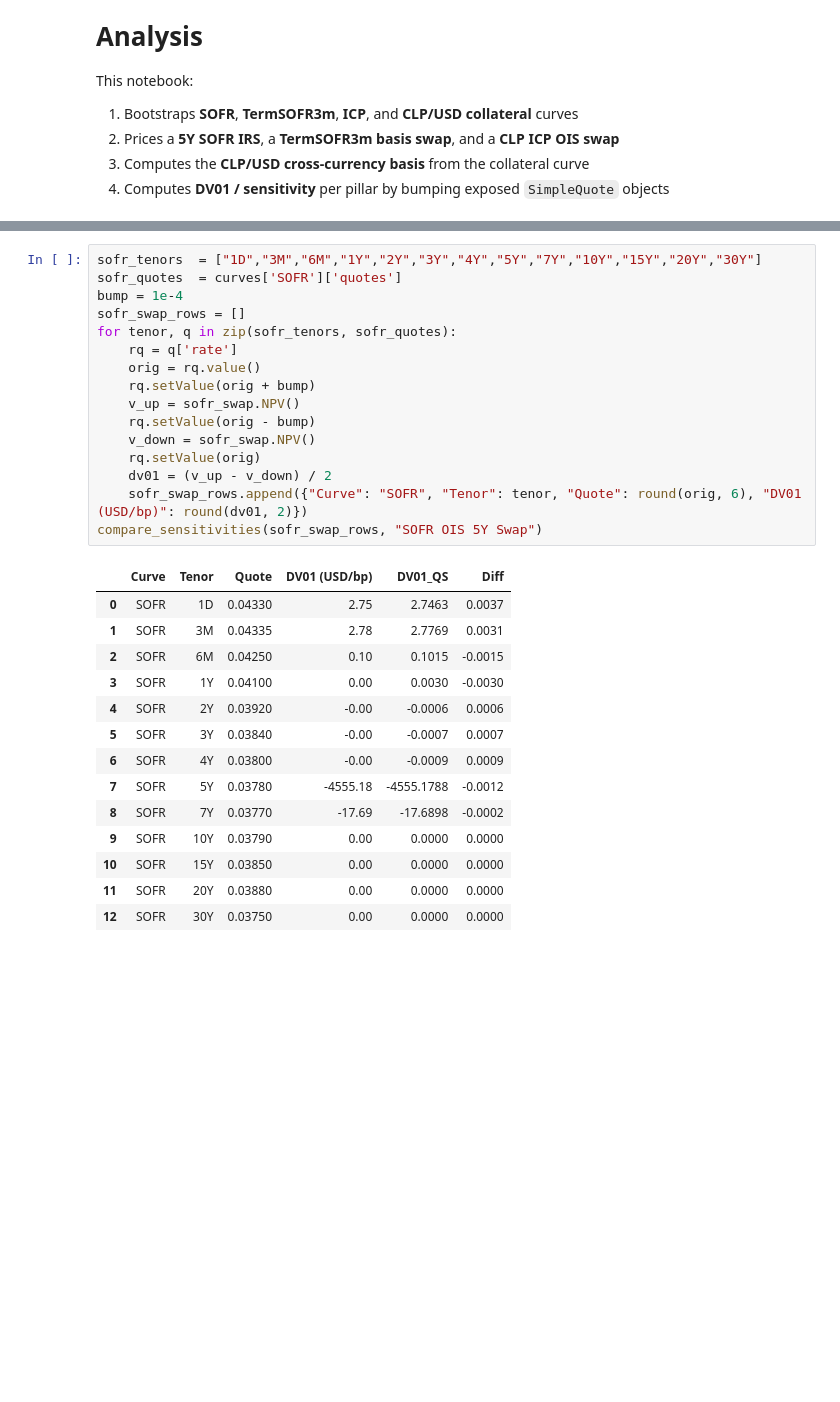
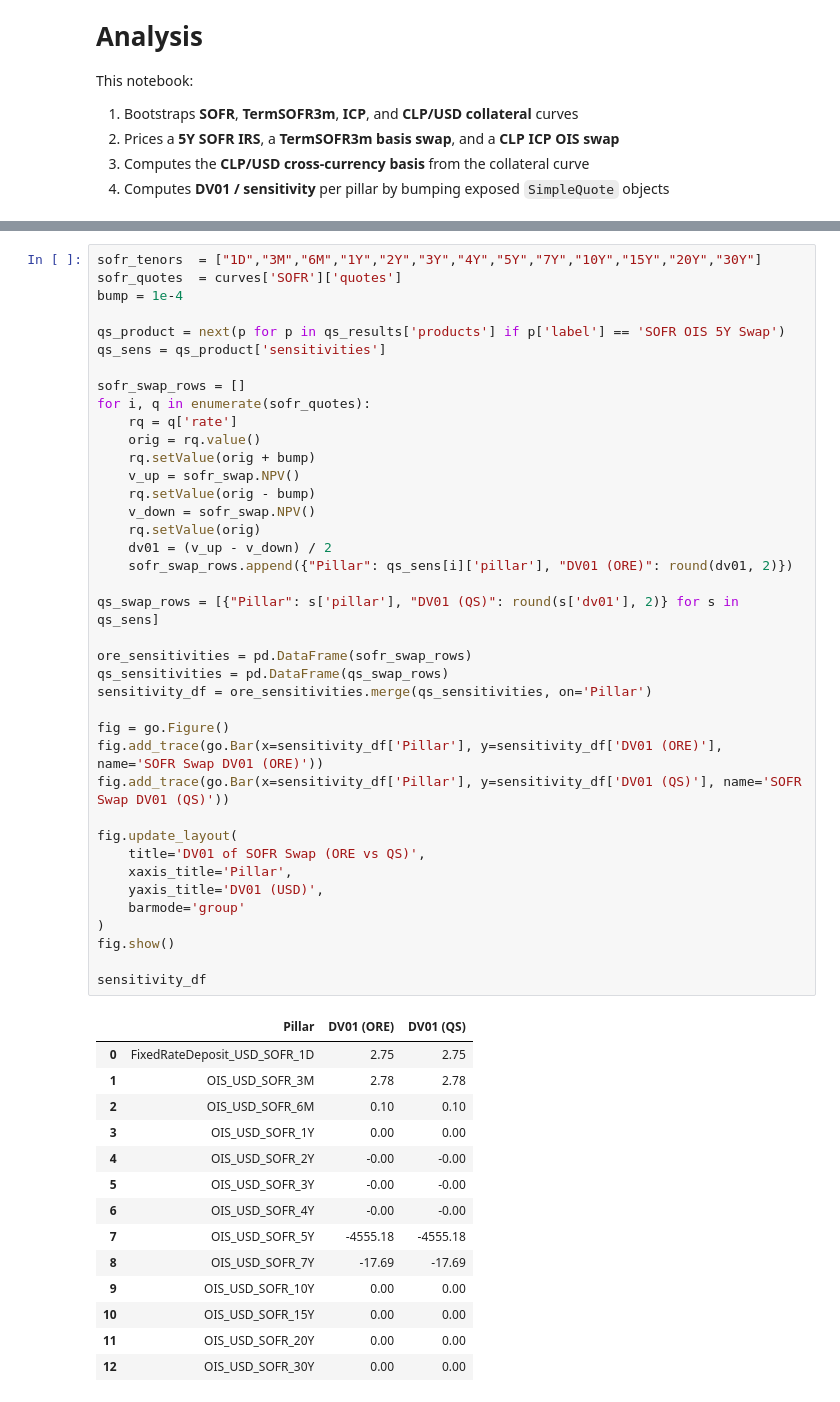
Before and after one commit to jmelo11/quantsupport, a Jupyter notebook: examples/sensitivity/bechmark/sensitivity.ipynb, the cells around one changed output, grey strips where cells are left out. Cells and saved outputs as stored; diff of their text form; blank space fills up the shorter version.

```diff
--- a/examples/sensitivity/bechmark/sensitivity.ipynb
+++ b/examples/sensitivity/bechmark/sensitivity.ipynb
@@ -201,31 +108,54 @@ SOFR OIS 5Y  |  NPV = 342.59551083738916 USD  |  Fair Rate = 3.779250%
 # %%
 sofr_tenors  = ["1D","3M","6M","1Y","2Y","3Y","4Y","5Y","7Y","10Y","15Y","20Y","30Y"]
 sofr_quotes  = curves['SOFR']['quotes']
 bump = 1e-4
+
+qs_product = next(p for p in qs_results['products'] if p['label'] == 'SOFR OIS 5Y Swap')
+qs_sens = qs_product['sensitivities']
+
 sofr_swap_rows = []
-for tenor, q in zip(sofr_tenors, sofr_quotes):
+for i, q in enumerate(sofr_quotes):
     rq = q['rate']
     orig = rq.value()
     rq.setValue(orig + bump)
     v_up = sofr_swap.NPV()
     rq.setValue(orig - bump)
     v_down = sofr_swap.NPV()
     rq.setValue(orig)
     dv01 = (v_up - v_down) / 2
-    sofr_swap_rows.append({"Curve": "SOFR", "Tenor": tenor, "Quote": round(orig, 6), "DV01 (USD/bp)": round(dv01, 2)})
-compare_sensitivities(sofr_swap_rows, "SOFR OIS 5Y Swap")
+    sofr_swap_rows.append({"Pillar": qs_sens[i]['pillar'], "DV01 (ORE)": round(dv01, 2)})
+
+qs_swap_rows = [{"Pillar": s['pillar'], "DV01 (QS)": round(s['dv01'], 2)} for s in qs_sens]
+
+ore_sensitivities = pd.DataFrame(sofr_swap_rows)
+qs_sensitivities = pd.DataFrame(qs_swap_rows)
+sensitivity_df = ore_sensitivities.merge(qs_sensitivities, on='Pillar')
+
+fig = go.Figure()
+fig.add_trace(go.Bar(x=sensitivity_df['Pillar'], y=sensitivity_df['DV01 (ORE)'], name='SOFR Swap DV01 (ORE)'))
+fig.add_trace(go.Bar(x=sensitivity_df['Pillar'], y=sensitivity_df['DV01 (QS)'], name='SOFR Swap DV01 (QS)'))
+
+fig.update_layout(
+    title='DV01 of SOFR Swap (ORE vs QS)',
+    xaxis_title='Pillar',
+    yaxis_title='DV01 (USD)',
+    barmode='group'
+)
+fig.show()
+
+sensitivity_df
 # %% [output]
-|  | Curve | Tenor | Quote | DV01 (USD/bp) | DV01_QS | Diff |
-| 0 | SOFR | 1D | 0.04330 | 2.75 | 2.7463 | 0.0037 |
-| 1 | SOFR | 3M | 0.04335 | 2.78 | 2.7769 | 0.0031 |
-| 2 | SOFR | 6M | 0.04250 | 0.10 | 0.1015 | -0.0015 |
-| 3 | SOFR | 1Y | 0.04100 | 0.00 | 0.0030 | -0.0030 |
-| 4 | SOFR | 2Y | 0.03920 | -0.00 | -0.0006 | 0.0006 |
-| 5 | SOFR | 3Y | 0.03840 | -0.00 | -0.0007 | 0.0007 |
-| 6 | SOFR | 4Y | 0.03800 | -0.00 | -0.0009 | 0.0009 |
-| 7 | SOFR | 5Y | 0.03780 | -4555.18 | -4555.1788 | -0.0012 |
-| 8 | SOFR | 7Y | 0.03770 | -17.69 | -17.6898 | -0.0002 |
-| 9 | SOFR | 10Y | 0.03790 | 0.00 | 0.0000 | 0.0000 |
-| 10 | SOFR | 15Y | 0.03850 | 0.00 | 0.0000 | 0.0000 |
-| 11 | SOFR | 20Y | 0.03880 | 0.00 | 0.0000 | 0.0000 |
-| 12 | SOFR | 30Y | 0.03750 | 0.00 | 0.0000 | 0.0000 |
+|  | Pillar | DV01 (ORE) | DV01 (QS) |
+| 0 | FixedRateDeposit_USD_SOFR_1D | 2.75 | 2.75 |
+| 1 | OIS_USD_SOFR_3M | 2.78 | 2.78 |
+| 2 | OIS_USD_SOFR_6M | 0.10 | 0.10 |
+| 3 | OIS_USD_SOFR_1Y | 0.00 | 0.00 |
+| 4 | OIS_USD_SOFR_2Y | -0.00 | -0.00 |
+| 5 | OIS_USD_SOFR_3Y | -0.00 | -0.00 |
+| 6 | OIS_USD_SOFR_4Y | -0.00 | -0.00 |
+| 7 | OIS_USD_SOFR_5Y | -4555.18 | -4555.18 |
+| 8 | OIS_USD_SOFR_7Y | -17.69 | -17.69 |
+| 9 | OIS_USD_SOFR_10Y | 0.00 | 0.00 |
+| 10 | OIS_USD_SOFR_15Y | 0.00 | 0.00 |
+| 11 | OIS_USD_SOFR_20Y | 0.00 | 0.00 |
+| 12 | OIS_USD_SOFR_30Y | 0.00 | 0.00 |
```
Also changed, not shown: parts of 20 cells of this notebook, 1 other file.
